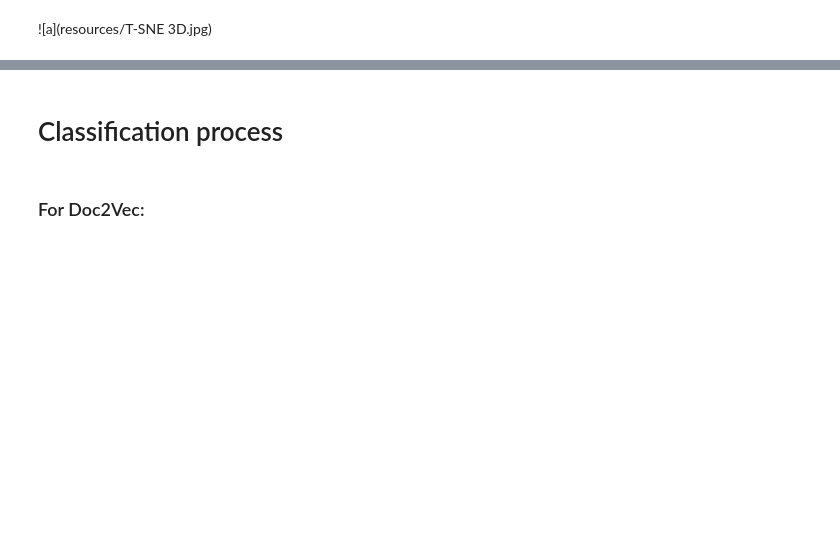
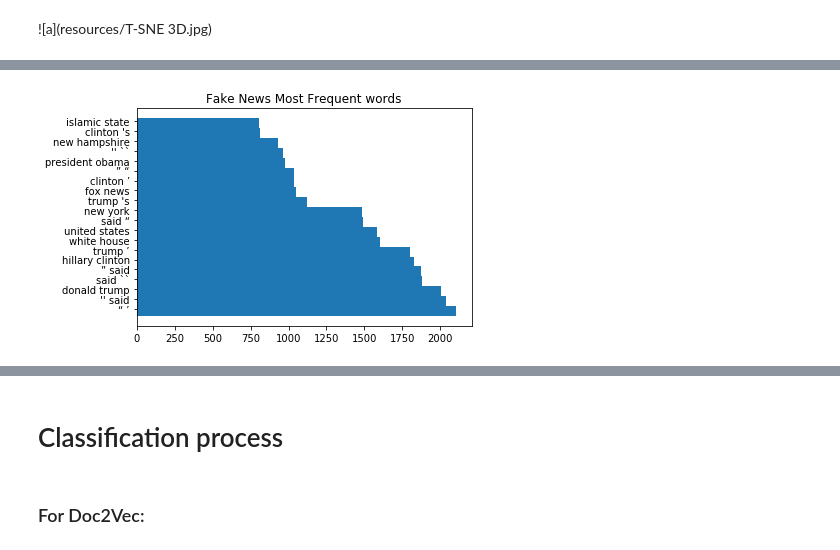
Before and after one commit to shuheng-liu/fake-news-detection-pipeline, a Jupyter notebook: UCB Final Project.ipynb, the cells around one changed output, grey strips where cells are left out. Cells and saved outputs as stored; diff of their text form; code cells hidden in the pictures; blank space fills up the shorter version.

```diff
--- a/UCB Final Project.ipynb
+++ b/UCB Final Project.ipynb
@@ -351,0 +203,31 @@ In the following is a list of screen shots of the tensorboard. We visuallize the
+# %%
+import itertools
+import nltk
+import numpy as np
+import matplotlib.pyplot as plt
+from collections import Counter
+
+## Get tokenized words of fake news and real news independently
+real_text = df[df['label'] == 0]['text'].values
+fake_text = df[df['label'] == 1]['text'].values
+fake_words = DocumentSequence(real_text, clean=True, sw=stopwords.words('english'), punct=punctuation)
+real_words = DocumentSequence(fake_text, clean=True, sw=stopwords.words('english'), punct=punctuation)
+
+## Get cleaned text using chain
+real_words_all = list(itertools.chain(*real_words.get_tokenized()))
+fake_words_all = list(itertools.chain(*fake_words.get_tokenized()))
+
+## Drawing histogram
+def plot_most_common_words(num_to_show,words_list,title = ""):
+    bigrams = nltk.bigrams(words_list)
+    counter = Counter(bigrams)
+    labels = [" ".join(e[0]) for e in counter.most_common(num_to_show)]
+    values = [e[1] for e in counter.most_common(num_to_show)]
+
+    indexes = np.arange(len(labels))
+    width = 1
+
+    plt.title(title)
+    plt.barh(indexes, values, width)
+    plt.yticks(indexes + width * 0.2, labels)
+    plt.show()
@@ -351,0 +243,4 @@ In the following is a list of screen shots of the tensorboard. We visuallize the
+# %%
+plot_most_common_words(20, fake_words_all, "Fake News Most Frequent words")
+# %% [output]
+[figure, added]
```
Also changed, not shown: parts of 38 cells of this notebook.
